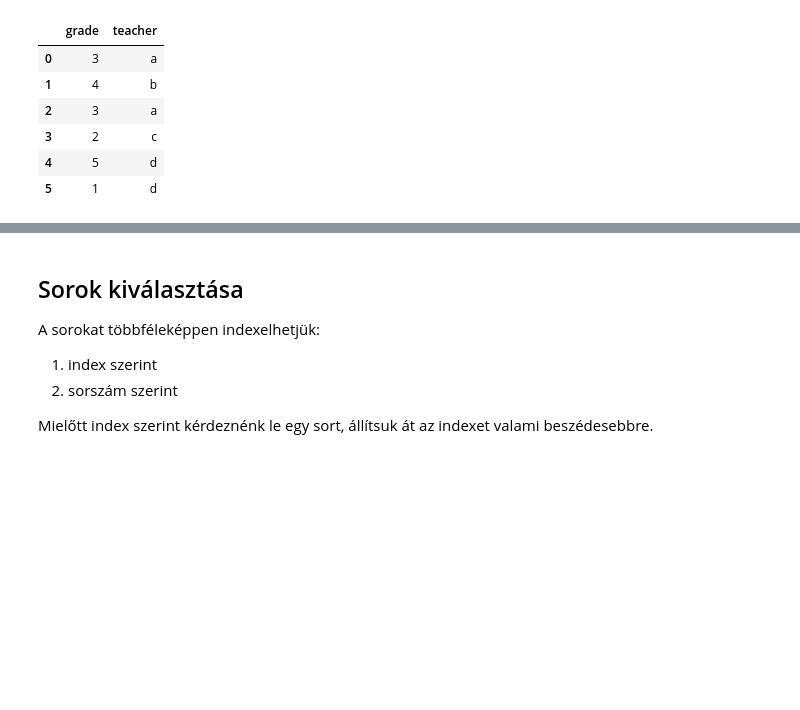
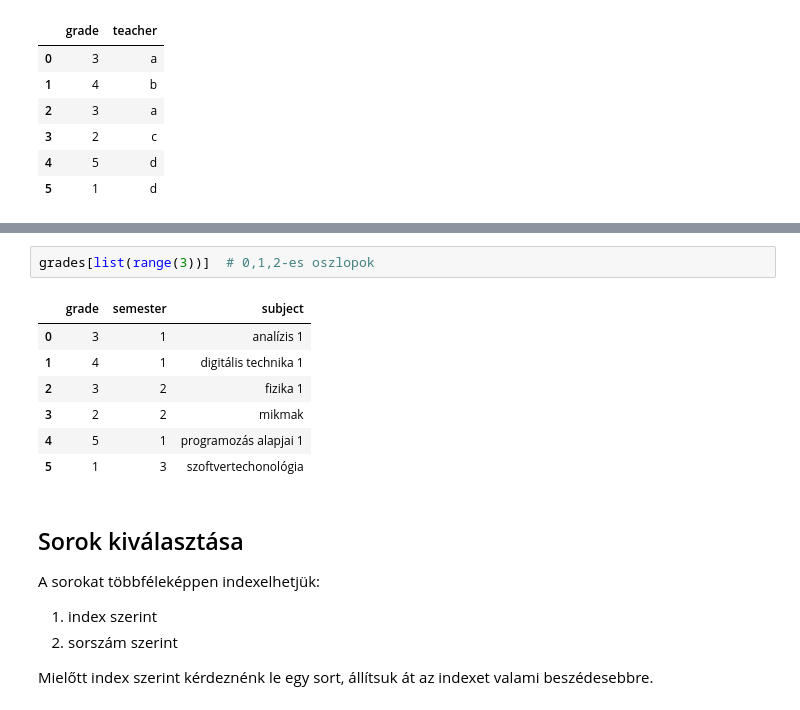
Before and after one commit to bi-labor/pandas_jupyter, a Jupyter notebook: uzleti_intelligencia/Pandas_alapok.ipynb, the cells around one changed output, grey strips where cells are left out. Cells and saved outputs as stored; diff of their text form; blank space fills up the shorter version.

```diff
--- a/uzleti_intelligencia/Pandas_alapok.ipynb
+++ b/uzleti_intelligencia/Pandas_alapok.ipynb
@@ -74,3 +86,13 @@ grades[['grade', 'teacher']]
+# %%
+grades[list(range(3))]  # 0,1,2-es oszlopok
+# %% [output]
+|  | grade | semester | subject |
+| 0 | 3 | 1 | analízis 1 |
+| 1 | 4 | 1 | digitális technika 1 |
+| 2 | 3 | 2 | fizika 1 |
+| 3 | 2 | 2 | mikmak |
+| 4 | 5 | 1 | programozás alapjai 1 |
+| 5 | 1 | 3 | szoftvertechonológia |
 # %% [markdown]
 ## Sorok kiválasztása
 
```
Also changed, not shown: parts of 9 cells of this notebook.
